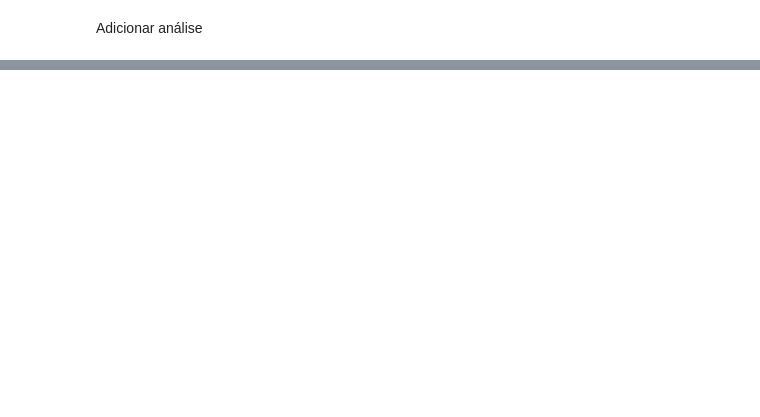
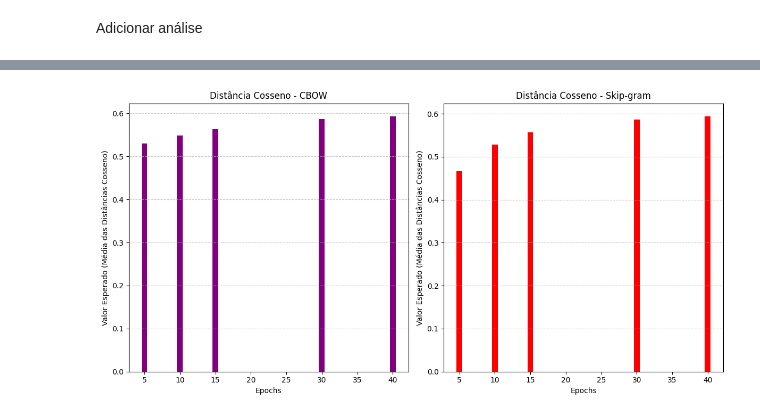
Before and after one commit to paduathiago/NLP_word_embeddings, a Jupyter notebook: word_embeddings.ipynb, the cells around one changed output, grey strips where cells are left out. Saved outputs shown, nothing was run; the diff lists cells and outputs as text; code cells hidden in the pictures; blank space fills up the shorter version.

```diff
--- a/word_embeddings.ipynb
+++ b/word_embeddings.ipynb
@@ -182,0 +177,5 @@ plot_param_size_vs_distance(window_sizes, "Window Sizes", cbow_expected, skipgra
+# %%
+epochs, cbow_expected, skipgram_expected = calculate_average_distances(results, "epochs")
+plot_param_size_vs_distance(epochs, "Epochs", cbow_expected, skipgram_expected)
+# %% [output]
+[figure, added]
```
Also changed, not shown: parts of 4 cells of this notebook.
